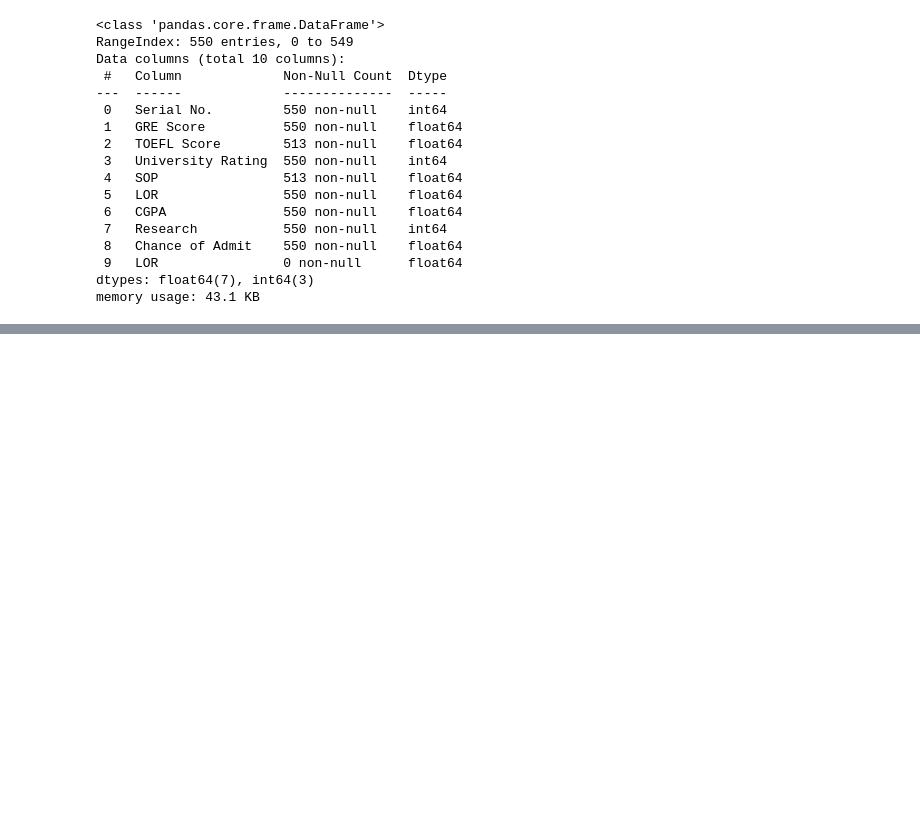
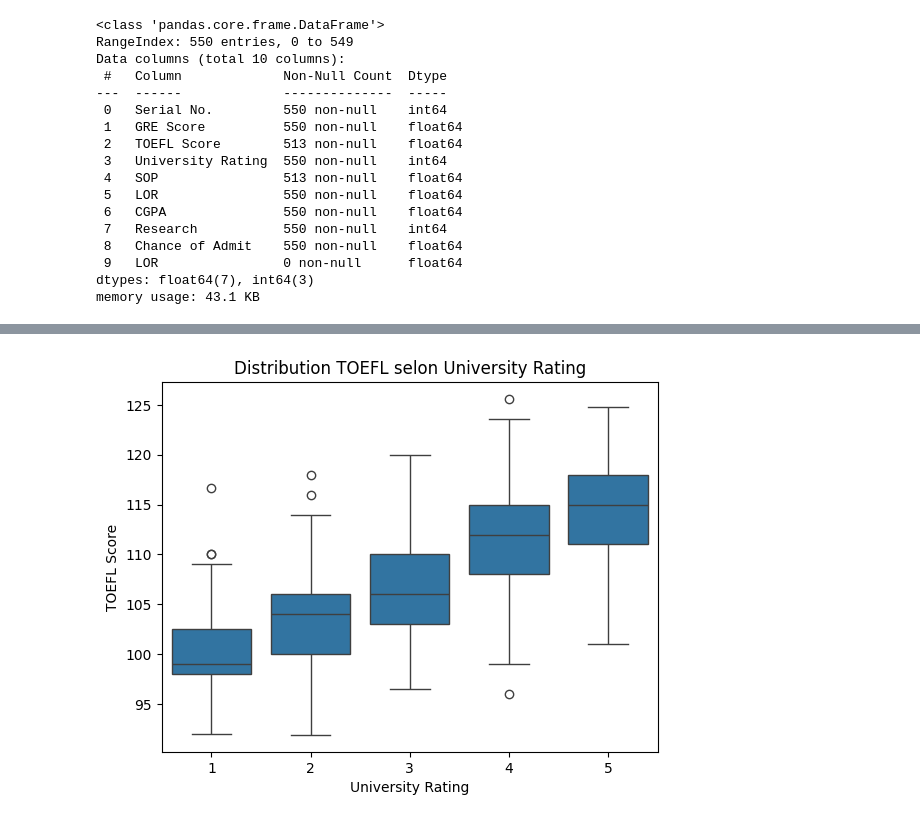
Before and after one commit to rasolonjanahary/Projet-de-fin-de-L2, a Jupyter notebook: APV_V2.ipynb, the cells around one changed output, grey strips where cells are left out. Cells and saved outputs as stored; diff of their text form; code cells hidden in the pictures; blank space fills up the shorter version.

```diff
--- a/APV_V2.ipynb
+++ b/APV_V2.ipynb
@@ -36,0 +106,7 @@ memory usage: 43.1 KB
+# %%
+
+sns.boxplot(x='University Rating', y='TOEFL Score', data=df_clean)
+plt.title("Distribution TOEFL selon University Rating")
+plt.show()
+# %% [output]
+[figure, added]
```
Also changed, not shown: parts of 17 cells of this notebook.
